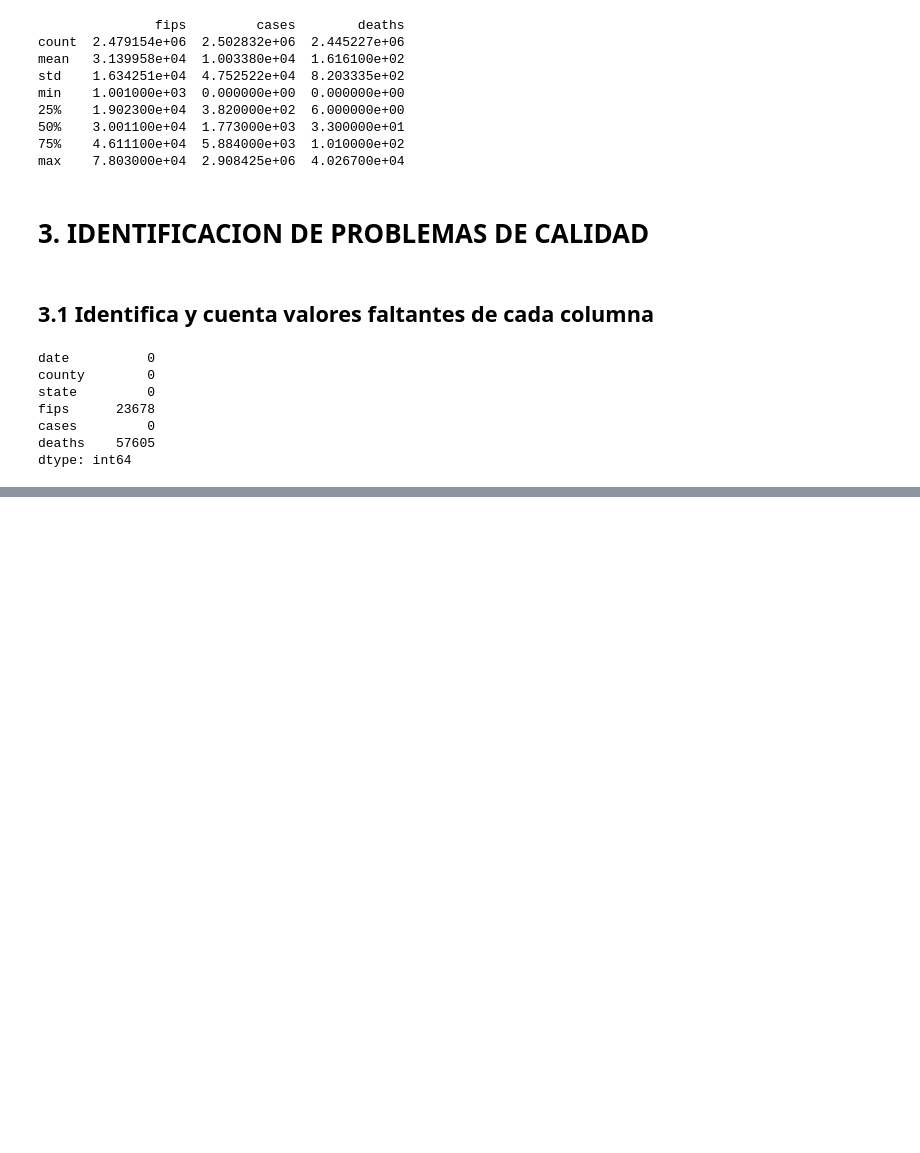
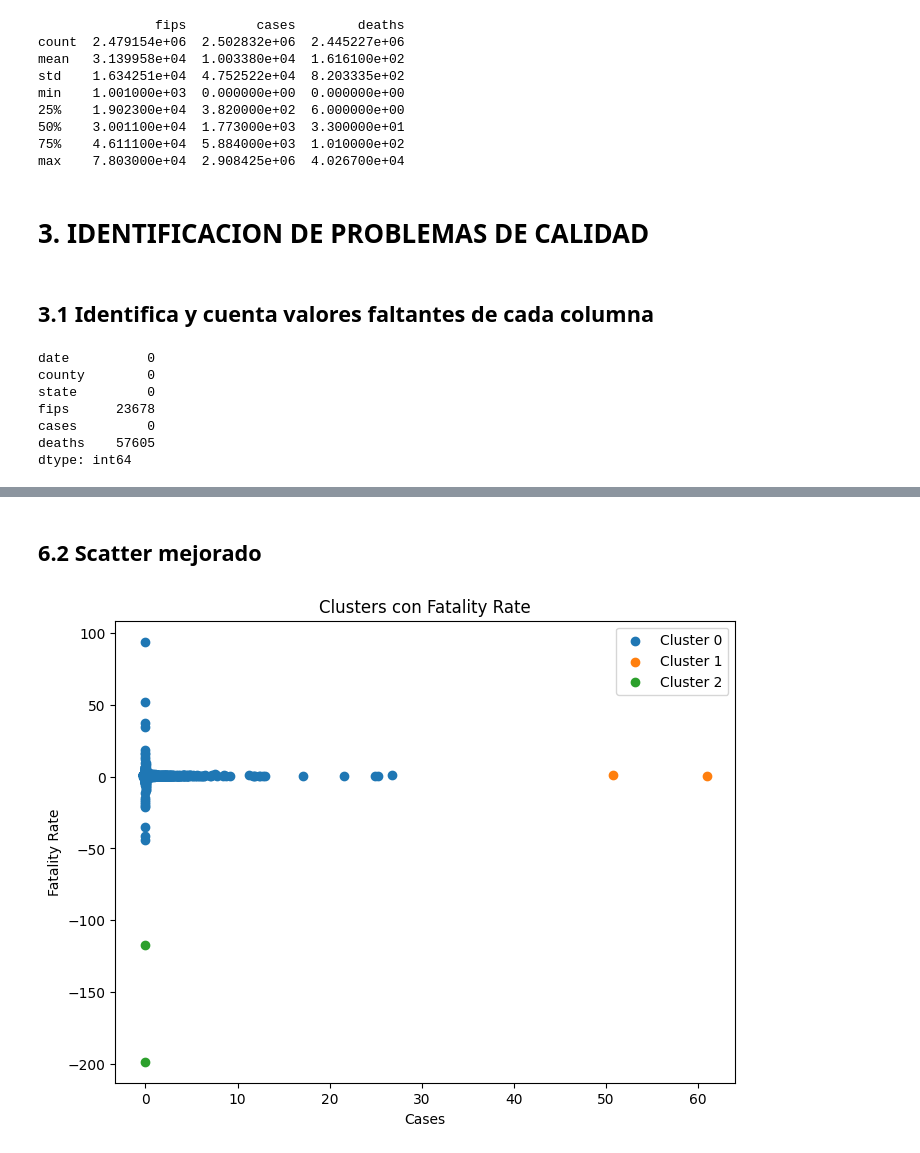
Before and after one commit to SkyDavid02/Act11-Cl-ster, a Jupyter notebook: App.ipynb, the cells around one changed output, grey strips where cells are left out. Saved outputs shown, nothing was run; the diff lists cells and outputs as text; code cells hidden in the pictures; blank space fills up the shorter version.

```diff
--- a/App.ipynb
+++ b/App.ipynb
@@ -65,0 +192,21 @@ dtype: int64
+# %% [markdown]
+## **6.2 Scatter mejorado**
+# %%
+plt.figure(figsize=(8,6))
+
+for cluster in df_grouped["cluster"].unique():
+    subset = df_grouped[df_grouped["cluster"] == cluster]
+
+    plt.scatter(
+        subset["cases"],
+        subset["fatality_rate"],
+        label=f"Cluster {cluster}"
+    )
+
+plt.xlabel("Cases")
+plt.ylabel("Fatality Rate")
+plt.title("Clusters con Fatality Rate")
+plt.legend()
+plt.show()
+# %% [output]
+[figure, added]
```
Also changed, not shown: parts of 27 cells of this notebook.
